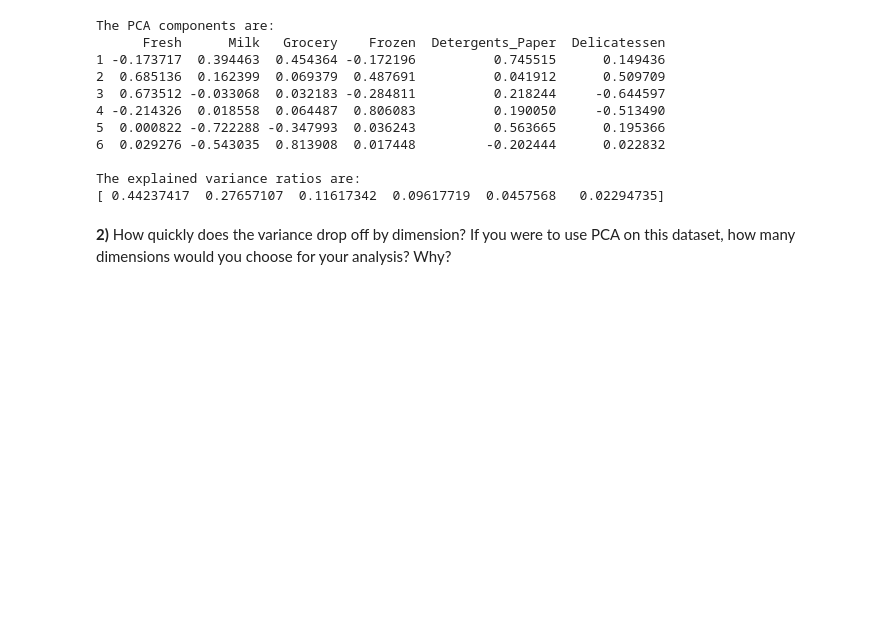
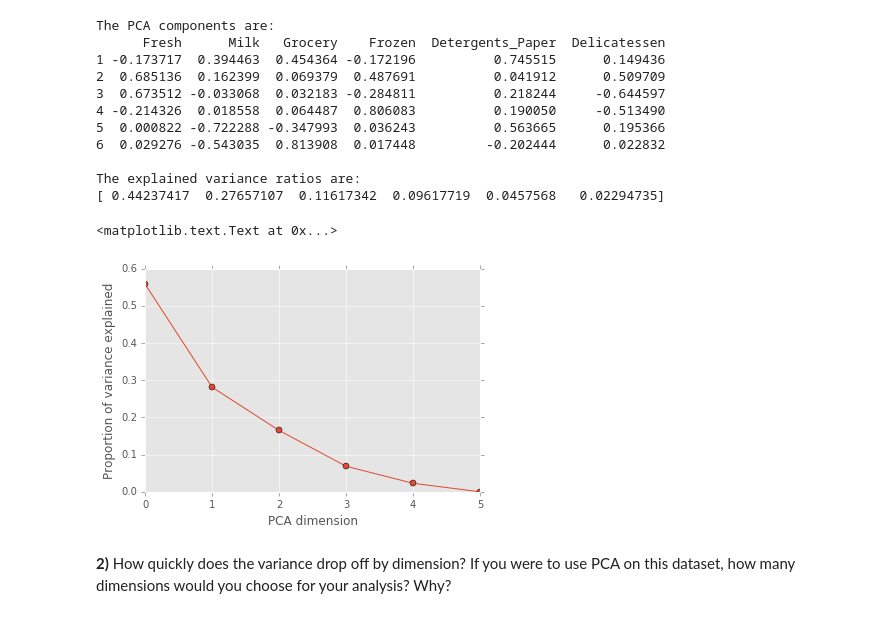
Before and after one commit to nyjgary/udacity_nanodegree, a Jupyter notebook: Customer Segmentation/customer_segments.ipynb, the cells around one changed output. Saved outputs shown, nothing was run; the diff lists cells and outputs as text; code cells hidden in the pictures; blank space fills up the shorter version.

```diff
--- a/Customer Segmentation/customer_segments.ipynb
+++ b/Customer Segmentation/customer_segments.ipynb
@@ -146,6 +146,13 @@ The PCA components are:
 
 The explained variance ratios are:
 [ 0.44237417  0.27657107  0.11617342  0.09617719  0.0457568   0.02294735]
+# %%
+plt.plot(np.arange(6), 1 - np.cumsum(pca_full.explained_variance_ratio_), '-o')
+plt.xlabel("PCA dimension")
+plt.ylabel("Proportion of variance explained")
+# %% [output]
+<matplotlib.text.Text at 0x...>
+[figure, added]
 # %% [markdown]
 **2)** How quickly does the variance drop off by dimension? If you were to use PCA on this dataset, how many dimensions would you choose for your analysis? Why?
 # %% [markdown]
```
Also changed, not shown: parts of 9 cells of this notebook, 1 other file.
